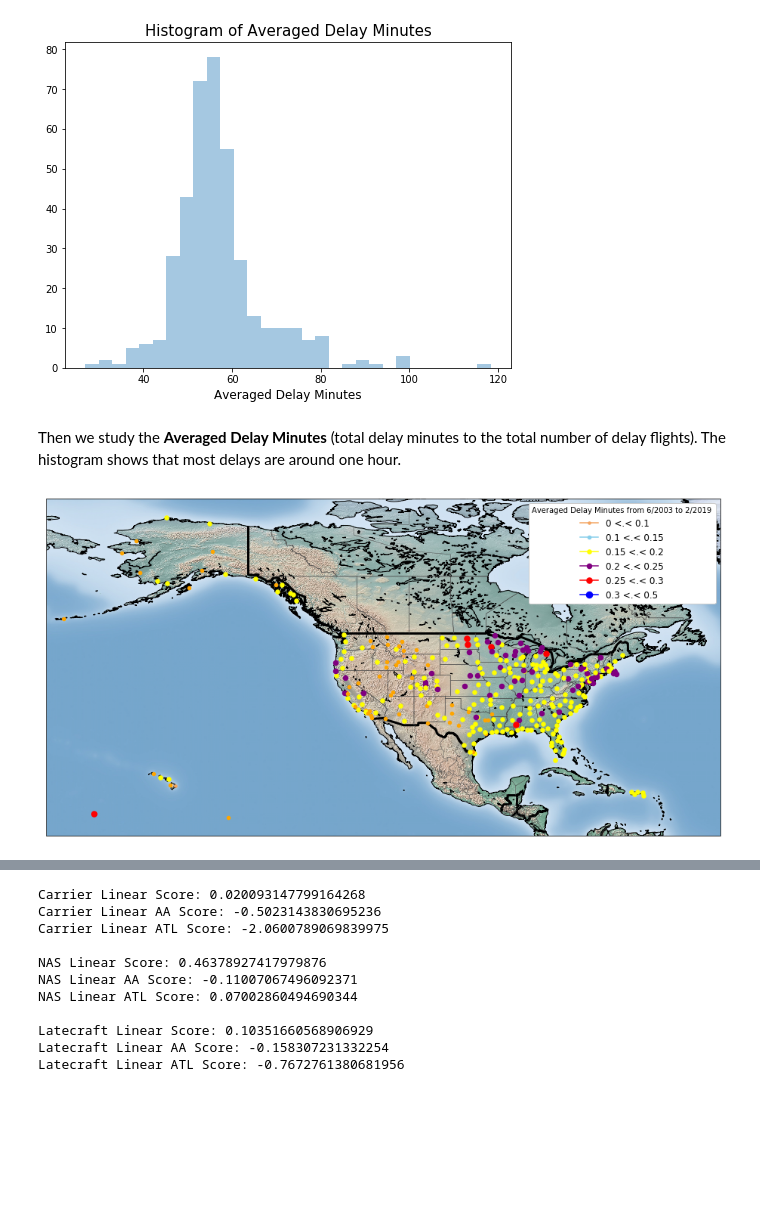
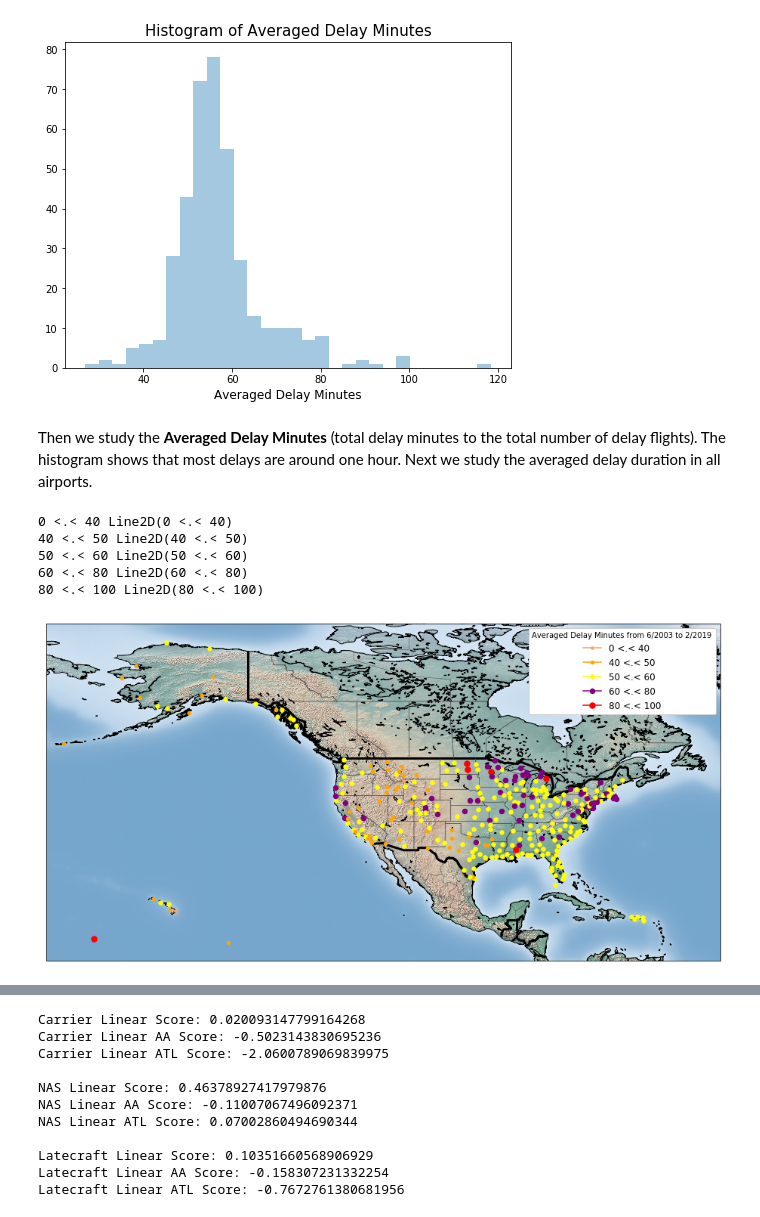
Before and after one commit to dongzhang84/Flight_delay, a Jupyter notebook: Flight_Delay_ML.ipynb, the cells around one changed output, grey strips where cells are left out. Saved outputs shown, nothing was run; the diff lists cells and outputs as text; code cells hidden in the pictures; blank space fills up the shorter version.

```diff
--- a/Flight_Delay_ML.ipynb
+++ b/Flight_Delay_ML.ipynb
@@ -311,7 +310,7 @@ plt.show()
 # %% [output]
 [figure]
 # %% [markdown]
-Then we study the **Averaged Delay Minutes** (total delay minutes to the total number of delay flights). The histogram shows that most delays are around one hour.
+Then we study the **Averaged Delay Minutes** (total delay minutes to the total number of delay flights). The histogram shows that most delays are around one hour. Next we study the averaged delay duration in all airports.
 # %%
 plt.figure(figsize=(16,16))
 #________________________________________
@@ -324,36 +323,41 @@ for i in range(len(size_limits)-1):
 
 labels
 
 #____________________________________________________________
 map = Basemap(resolution='i',llcrnrlon=-180, urcrnrlon=-50,
               llcrnrlat=10, urcrnrlat=75, lat_0=0, lon_0=0,)
 map.shadedrelief()
 map.drawcoastlines()
 map.drawcountries(linewidth = 3)
 map.drawstates(color='0.3')
 
 for index, (code, y,x) in airports[['IATA_CODE', 'LATITUDE', 'LONGITUDE']].iterrows():
     x, y = map(x, y)
     val0 = count_delays[count_delays.airport==code].delay_min.item()
     isize = [i for i, val in enumerate(size_limits) if val < val0]
     ind = isize[-1]
     map.plot(x, y, marker='o', markersize = ind+3,
              markeredgewidth = 1.5, color = colors[ind], label = labels[ind])
 
 handles, labels = plt.gca().get_legend_handles_labels()
 by_label = OrderedDict(zip(labels, handles))
 
 #print(by_label)
 
-#key_order = ('0 <.< 40', '40 <.< 50','50 <.< 60',
-             #'60 <.< 80','80 <.< 100', '100 <.< 120')
-#new_label = OrderedDict()
-#for key in key_order:
-    #new_label[key] = by_label[key]
+key_order = ('0 <.< 40', '40 <.< 50','50 <.< 60',
+             '60 <.< 80','80 <.< 100')
+new_label = OrderedDict()
+for key in key_order:
+    new_label[key] = by_label[key]
     #print(key,by_label[key])
 
 plt.legend(new_label.values(), new_label.keys(), loc = 'best', prop= {'size':12},
            title='Averaged Delay Minutes from 6/2003 to 2/2019', frameon = True, framealpha = 1)
 plt.show()
 # %% [output]
+0 <.< 40 Line2D(0 <.< 40)
+40 <.< 50 Line2D(40 <.< 50)
+50 <.< 60 Line2D(50 <.< 60)
+60 <.< 80 Line2D(60 <.< 80)
+80 <.< 100 Line2D(80 <.< 100)
-[figure, old version]
+[figure, new version]
```
Also changed, not shown: parts of 20 cells of this notebook.
